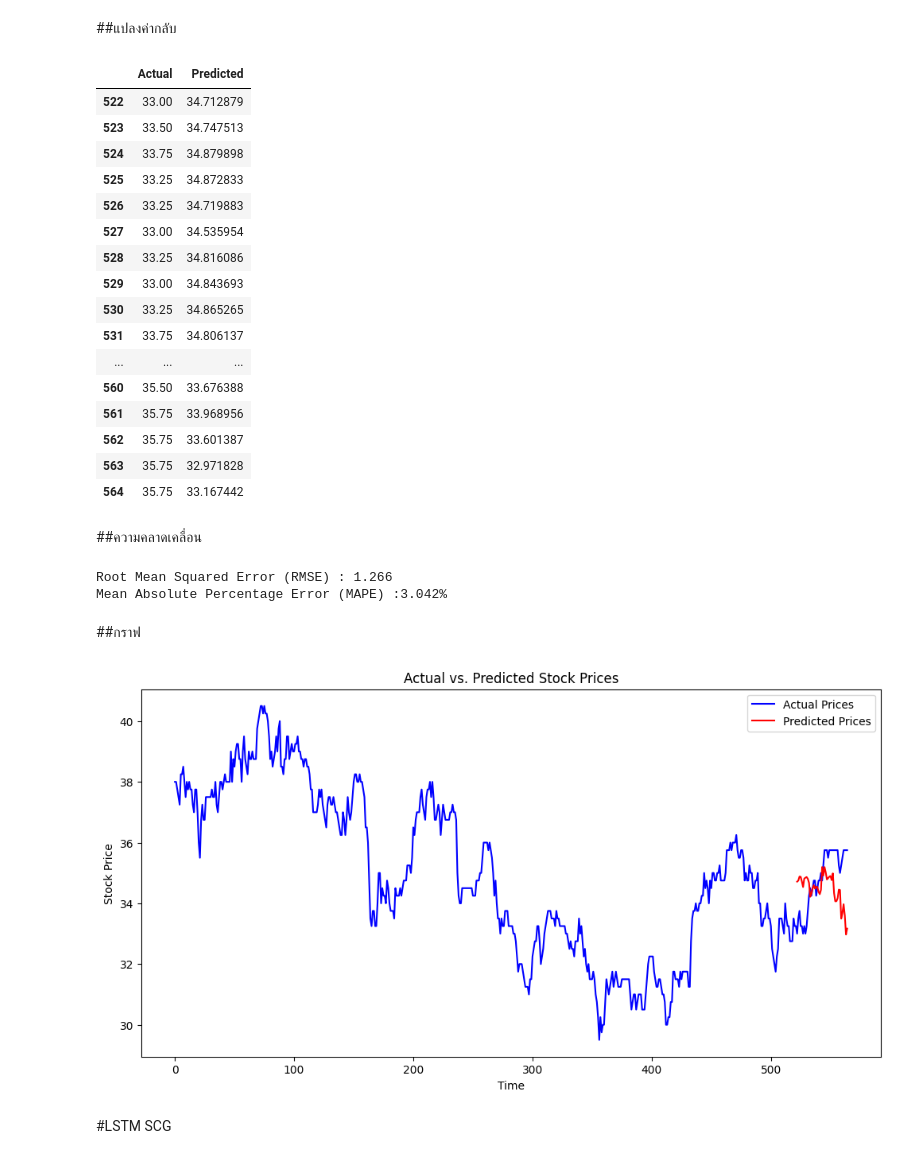
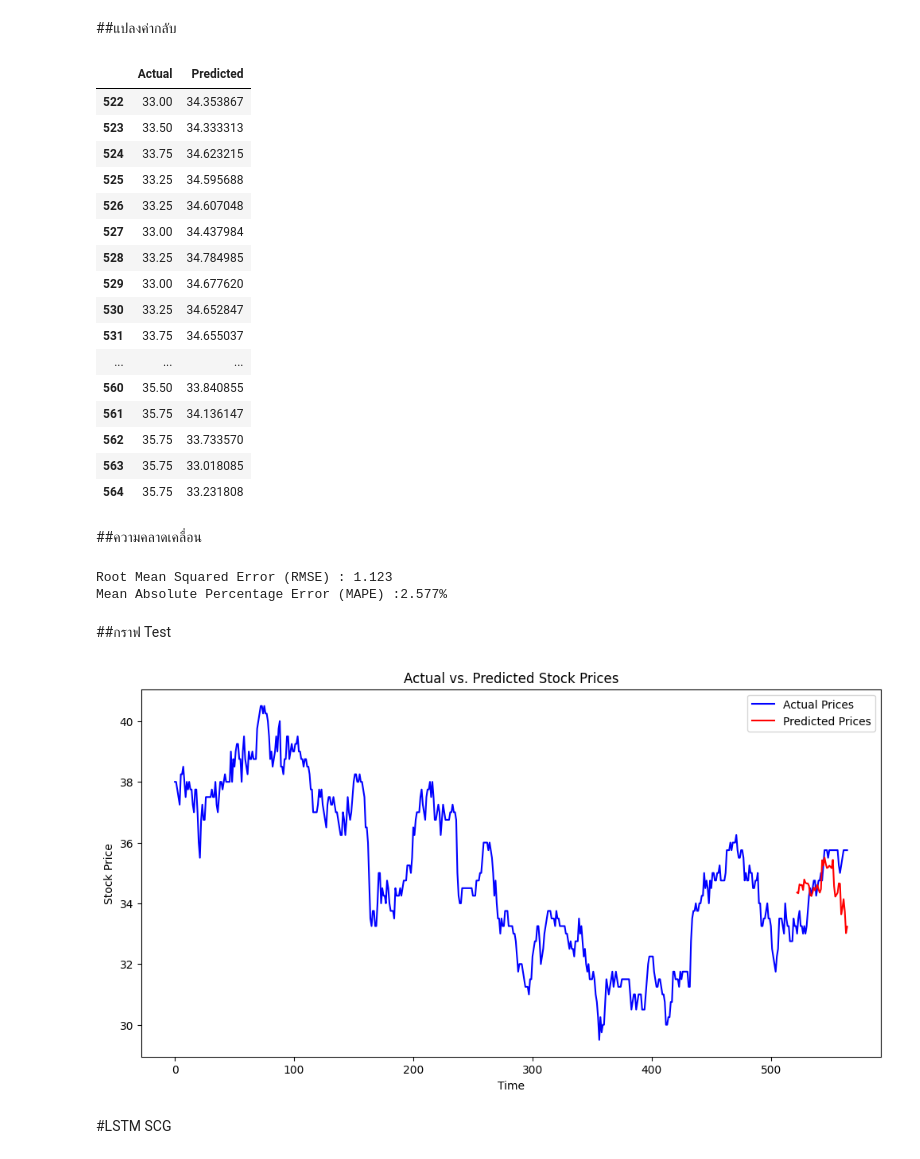
Before and after one commit to SAPUII/Project, a Jupyter notebook: LSTM_final.ipynb, the cells around one changed output. Saved outputs shown, nothing was run; the diff lists cells and outputs as text; code cells hidden in the pictures.

```diff
--- a/LSTM_final.ipynb
+++ b/LSTM_final.ipynb
@@ -840,0 +841,23 @@ Best MSE: 0.01217876200255865
+# %%
+from keras.optimizers import Adam
+from keras.models import Sequential
+from keras.layers import LSTM, Dense
+from sklearn.metrics import mean_squared_error
+import tensorflow as tf
+import numpy as np
+
+# Define the neural network model
+model = Sequential()
+model.add(LSTM(150, activation='tanh', input_shape=(X_train.shape[1], 1)))
+model.add(Dense(50, activation='tanh'))
+model.add(Dense(1))
+
+# Compile the model with an optimizer and a loss function
+
+model.compile(optimizer=Adam(), loss='mse')
+
+# Train the model on the training data
+model.fit(X_train, y_train, epochs=200, batch_size=64, verbose=0)
+
+# Make predictions on the test set
+y_pred = model.predict(X_train)
@@ -870,9 +974,9 @@ import pandas as pd
 import numpy as np
 
 # Create a DataFrame for comparison
-lstm_ptt_pd = pd.DataFrame({'Actual': y_test, 'Predicted': y_pred.flatten()})
+lstm_ptt_pd_test = pd.DataFrame({'Actual': y_test, 'Predicted': y_pred.flatten()})
 
 # Print the comparison table
-lstm_ptt_pd
+lstm_ptt_pd_test
 # %% [output]
 |  | Actual | Predicted |
@@ -898,56 +1002,56 @@ lstm_ptt_pd
 max_original = all_data_X['cp_ptt'].max()  # Max Value ของข้อมูลเดิม
 min_original = all_data_X['cp_ptt'].min()  # Min Value ของข้อมูลเดิม
 
-lstm_ptt_pd['Actual'] = (lstm_ptt_pd['Actual'] * (max_original - min_original)) +min_original
-lstm_ptt_pd['Predicted'] = (lstm_ptt_pd['Predicted'] * (max_original - min_original)) + min_original
+lstm_ptt_pd_test['Actual'] = (lstm_ptt_pd_test['Actual'] * (max_original - min_original)) +min_original
+lstm_ptt_pd_test['Predicted'] = (lstm_ptt_pd_test['Predicted'] * (max_original - min_original)) + min_original
 
 # Print the DataFrame with original values
-lstm_ptt_pd
+lstm_ptt_pd_test
 # %% [output]
 |  | Actual | Predicted |
-| 522 | 33.00 | 34.712879 |
-| 523 | 33.50 | 34.747513 |
-| 524 | 33.75 | 34.879898 |
-| 525 | 33.25 | 34.872833 |
-| 526 | 33.25 | 34.719883 |
-| 527 | 33.00 | 34.535954 |
-| 528 | 33.25 | 34.816086 |
-| 529 | 33.00 | 34.843693 |
-| 530 | 33.25 | 34.865265 |
-| 531 | 33.75 | 34.806137 |
+| 522 | 33.00 | 34.353867 |
+| 523 | 33.50 | 34.333313 |
+| 524 | 33.75 | 34.623215 |
+| 525 | 33.25 | 34.595688 |
+| 526 | 33.25 | 34.607048 |
+| 527 | 33.00 | 34.437984 |
+| 528 | 33.25 | 34.784985 |
+| 529 | 33.00 | 34.677620 |
+| 530 | 33.25 | 34.652847 |
+| 531 | 33.75 | 34.655037 |
 | ... | ... | ... |
-| 560 | 35.50 | 33.676388 |
-| 561 | 35.75 | 33.968956 |
-| 562 | 35.75 | 33.601387 |
-| 563 | 35.75 | 32.971828 |
-| 564 | 35.75 | 33.167442 |
+| 560 | 35.50 | 33.840855 |
+| 561 | 35.75 | 34.136147 |
+| 562 | 35.75 | 33.733570 |
+| 563 | 35.75 | 33.018085 |
+| 564 | 35.75 | 33.231808 |
 # %% [markdown]
 ##ความคลาดเคลื่อน
 # %%
-mse = mean_squared_error(lstm_ptt_pd['Actual'], lstm_ptt_pd['Predicted'])
+mse = mean_squared_error(lstm_ptt_pd_test['Actual'], lstm_ptt_pd_test['Predicted'])
 rmse = np.sqrt(mse)
 print(f"Root Mean Squared Error (RMSE) : {rmse:.4}")
 
-n = len(lstm_ptt_pd['Actual'])
-mape = (1/n) * np.sum(np.abs((lstm_ptt_pd['Actual'] - lstm_ptt_pd['Predicted']) /lstm_ptt_pd['Actual'])) *100
+n = len(lstm_ptt_pd_test['Actual'])
+mape = (1/n) * np.sum(np.abs((lstm_ptt_pd_test['Actual'] - lstm_ptt_pd_test['Predicted']) /lstm_ptt_pd_test['Actual'])) *100
 print(f"Mean Absolute Percentage Error (MAPE) :{mape:.4}%")
 # %% [output]
-Root Mean Squared Error (RMSE) : 1.266
-Mean Absolute Percentage Error (MAPE) :3.042%
+Root Mean Squared Error (RMSE) : 1.123
+Mean Absolute Percentage Error (MAPE) :2.577%
 # %% [markdown]
-##กราฟ
+##กราฟ Test
 # %%
 # Compare predictions with actual values using a plot
 plt.figure(figsize=(12, 6))
 plt.plot(all_data_X['cp_ptt'].values, label='Actual Prices', color='blue')
-plt.plot(lstm_ptt_pd['Predicted'], label='Predicted Prices', color='red')
+plt.plot(lstm_ptt_pd_test['Predicted'], label='Predicted Prices', color='red')
 plt.xlabel('Time')
 plt.ylabel('Stock Price')
 plt.legend()
 plt.title('Actual vs. Predicted Stock Prices')
 plt.show()
 # %% [output]
-[figure, old version]
+[figure, new version]
 # %% [markdown]
 #LSTM SCG
 # %%
```
Also changed, not shown: parts of 50 cells of this notebook.
